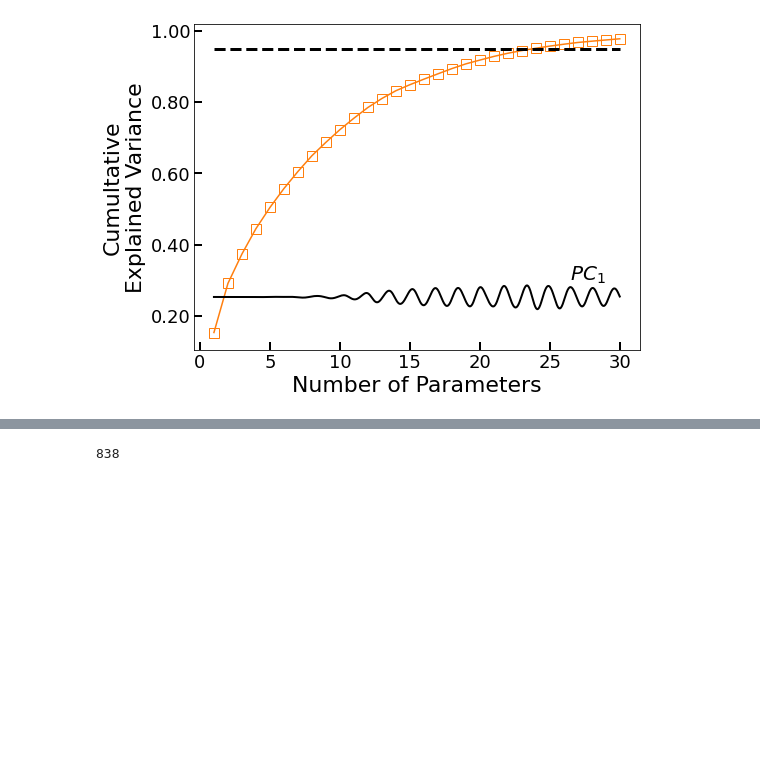
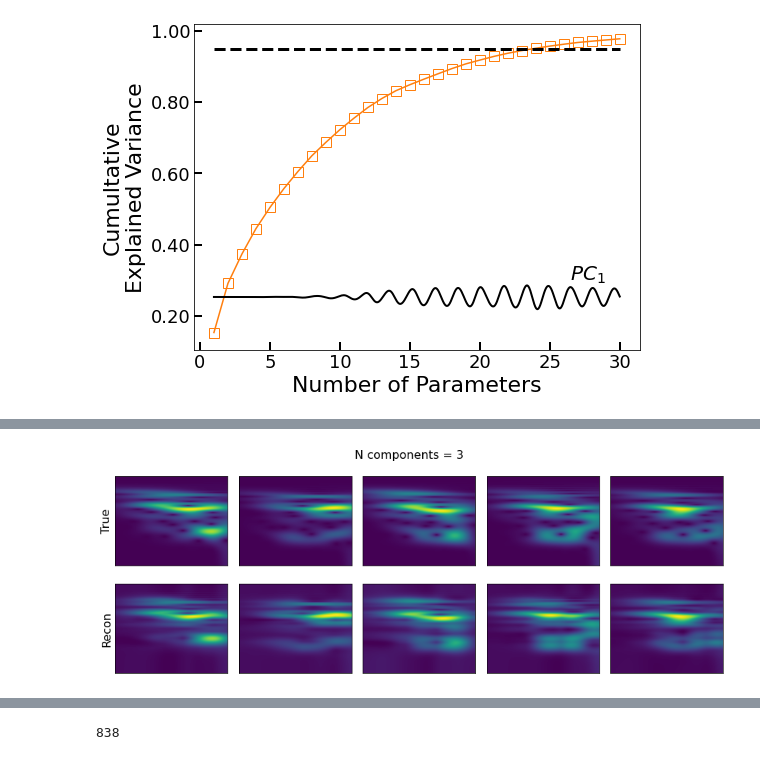
Before and after one commit to stetef/AIMD, a Jupyter notebook: Visualization of Data.ipynb, the cells around one changed output, grey strips where cells are left out. Saved outputs shown, nothing was run; the diff lists cells and outputs as text; code cells hidden in the pictures; blank space fills up the shorter version.

```diff
--- a/Visualization of Data.ipynb
+++ b/Visualization of Data.ipynb
@@ -75,3 +129,27 @@ print(Moduli.shape)
+# %%
+n = 5
+n_components = 3
+fig, axes = plt.subplots(figsize=(3 * n, 5), nrows=2, ncols=n)
+plt.subplots_adjust(wspace=0.1, hspace=0.2)
+
+threshold = 0.9
+extent = [0, 1, 0, 1]
+
+for i, data in enumerate(Moduli[:n]):
+    pca = PCA(n_components=n_components)
+    recon = pca.inverse_transform(pca.fit_transform(data))
+    axes[0, i].imshow(data, extent=extent, aspect='auto')
+    axes[1, i].imshow(recon, extent=extent, aspect='auto')
+    for ax in axes[:, i]:
+        ax.set_xticks([])
+        ax.set_yticks([])
+
+axes[0, 0].set_ylabel('True', fontsize=16)
+axes[1, 0].set_ylabel('Recon', fontsize=16)
+plt.suptitle(f'N components = {n_components}', fontsize=16)
+plt.show()
+# %% [output]
+[figure, added]
 # %%
 rmax_out = 8
 wavelet = wavelet_transform.cauchy_wavelet(avg_k, chi=avg_chi_of_k, rmax_out=rmax_out, kweight=kweight)
```
Also changed, not shown: parts of 12 cells of this notebook, 7 other files.
